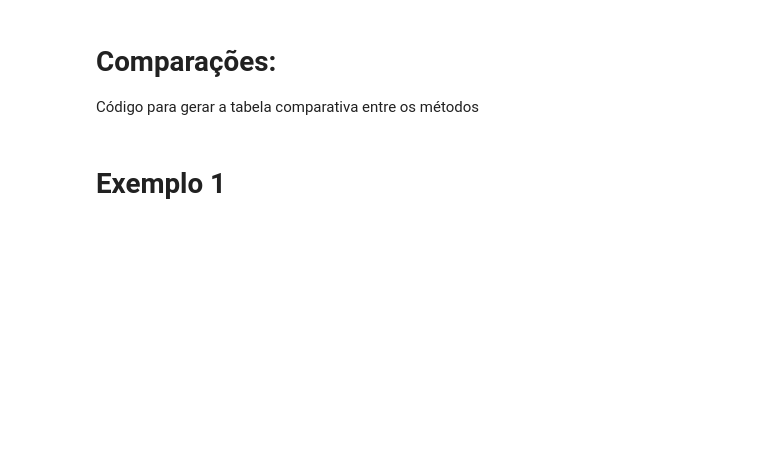
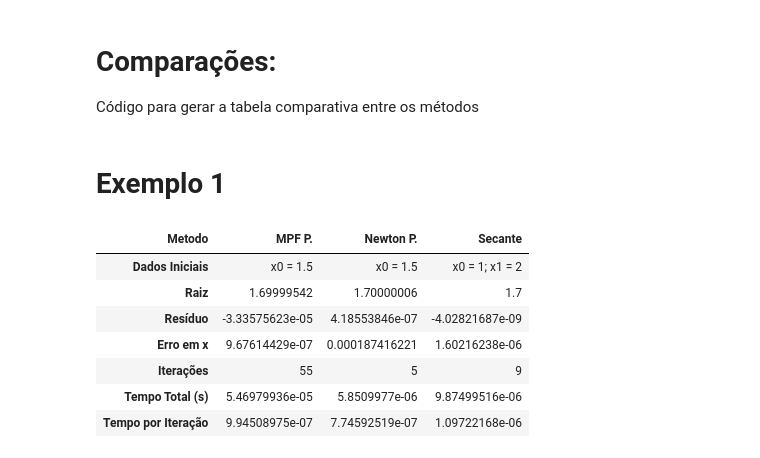
Before and after one commit to Itallo0708/Computational-Mathematics, a Jupyter notebook: notebooks/Atividade_2_1_Zero_reais_de_funções_reais.ipynb, the cells around one changed output. Saved outputs shown, nothing was run; the diff lists cells and outputs as text; code cells hidden in the pictures; blank space fills up the shorter version.

```diff
--- a/notebooks/Atividade_2_1_Zero_reais_de_funções_reais.ipynb
+++ b/notebooks/Atividade_2_1_Zero_reais_de_funções_reais.ipynb
@@ -771,7 +771,7 @@ Ao fazer `b0 = b1`, evitamos recalcular o polinômio para o ponto antigo na pró
 # %% [markdown]
 # 2.1) Implementação da secante para Polinômios
 # %%
-def metodo_secante(coeficientes, x0, x1, epsilon, itmax):
+def secante_polinomios(coeficientes, x0, x1, epsilon, itmax):
 
   inicio = time.perf_counter() # inicia o contador de tempo
 
@@ -791,6 +791,7 @@ def metodo_secante(coeficientes, x0, x1, epsilon, itmax):
       # avaliamos apenas para x1
       b1 = coeficientes[i] + (b1 * x1)
 
+    # Critério de Parada: verifica se p(x) já é suficientemente pequeno
     if abs(b1) < epsilon:
       fim = time.perf_counter()
       tempo_total = fim - inicio
@@ -807,6 +808,7 @@ def metodo_secante(coeficientes, x0, x1, epsilon, itmax):
     deltax = (b1 * (x1 - x0)) / (b1 - b0)
     x_novo = x1 - deltax
 
+    # Critério de Parada: verifica se a diferença entre o x atual e o anterior é pequena o suficiente
     if abs(deltax) < epsilon:
 
       fim = time.perf_counter()
@@ -815,6 +817,7 @@ def metodo_secante(coeficientes, x0, x1, epsilon, itmax):
 
       return x_novo, b1, abs(deltax), k, tempo_total, tempo_iteracao
 
+    # Atualiza para a próxima iteração
     x0 = x1
     b0 = b1
     x1 = x_novo
@@ -825,13 +875,13 @@ def metodo_secante(coeficientes, x0, x1, epsilon, itmax):
 # Comparações:
 Código para gerar a tabela comparativa entre os métodos
 # %%
-def comparar_metodos_polinomios(coeficientes, x0_newton, epsilon, itmax):
+def comparar_metodos_polinomios(coeficientes, funcao_phi, x0_newton, x0_mpf, x0_secante, x1_secante, epsilon, itmax):
   lista_resultados = []
 
 # MPF
-  ''' resultados_MPF = metodo_MPF(f, funcao_phi, x0_mpf, epsilon)
-  dict_MPF = criar_dicionario("MPF", f"x0 = {x0_mpf}", resultados_MPF)
-  lista_resultados.append(dict_MPF)'''
+  resultados_MPF = mpf_polinomios(coeficientes, funcao_phi, x0_mpf, epsilon, itmax)
+  dict_MPF = criar_dicionario("MPF P.", f"x0 = {x0_mpf}", resultados_MPF)
+  lista_resultados.append(dict_MPF)
 
 # Newton
   resultados_newton = newton_polinomios(coeficientes, x0_newton, epsilon, itmax)
@@ -839,9 +889,9 @@ def comparar_metodos_polinomios(coeficientes, x0_newton, epsilon, itmax):
   lista_resultados.append(dict_newton)
 
 # Secante
-  ''' resultados_secante = metodo_secante(f, x0_secante, x1_secante, epsilon)
+  resultados_secante = secante_polinomios(coeficientes, x0_secante, x1_secante, epsilon, itmax)
   dict_secante = criar_dicionario("Secante", f"x0 = {x0_secante}; x1 = {x1_secante}", resultados_secante)
-  lista_resultados.append(dict_secante)'''
+  lista_resultados.append(dict_secante)
 
   tabela_exemplo = gerar_tabela_comparativa(lista_resultados)
 
@@ -857,0 +901,25 @@ comparar_metodos_polinomios(coeficientes, x0_newton, epsilon, itmax)
+# %%
+# dados iniciais
+coeficientes = [1, -3.7, 7.4, -10.8, 10.8, -6.8]
+x0_newton = 1.5
+x0_mpf = 1.5
+x0_secante = 1
+x1_secante = 2
+epsilon = 10 ** -6
+itmax = 100
+
+def phi_polinomio(x):
+    # Isolando x^5 temos a seguinte função: x = (3.7x^4 - 7.4x^3 + 10.8x^2 - 10.8x + 6.8)^(1/5)
+    termo_na_radiciacao = 3.7*(x**4) - 7.4*(x**3) + 10.8*(x**2) - 10.8*x + 6.8
+    return termo_na_radiciacao ** 0.2
+
+comparar_metodos_polinomios(coeficientes, phi_polinomio, x0_newton, x0_mpf, x0_secante, x1_secante, epsilon, itmax)
+# %% [output]
+| Metodo | MPF P. | Newton P. | Secante |
+| Dados Iniciais | x0 = 1.5 | x0 = 1.5 | x0 = 1; x1 = 2 |
+| Raiz | 1.69999542 | 1.70000006 | 1.7 |
+| Resíduo | -3.33575623e-05 | 4.18553846e-07 | -4.02821687e-09 |
+| Erro em x | 9.67614429e-07 | 0.000187416221 | 1.60216238e-06 |
+| Iterações | 55 | 5 | 9 |
+| Tempo Total (s) | 5.46979936e-05 | 5.8509977e-06 | 9.87499516e-06 |
+| Tempo por Iteração | 9.94508975e-07 | 7.74592519e-07 | 1.09722168e-06 |
```
Also changed, not shown: parts of 16 cells of this notebook.
